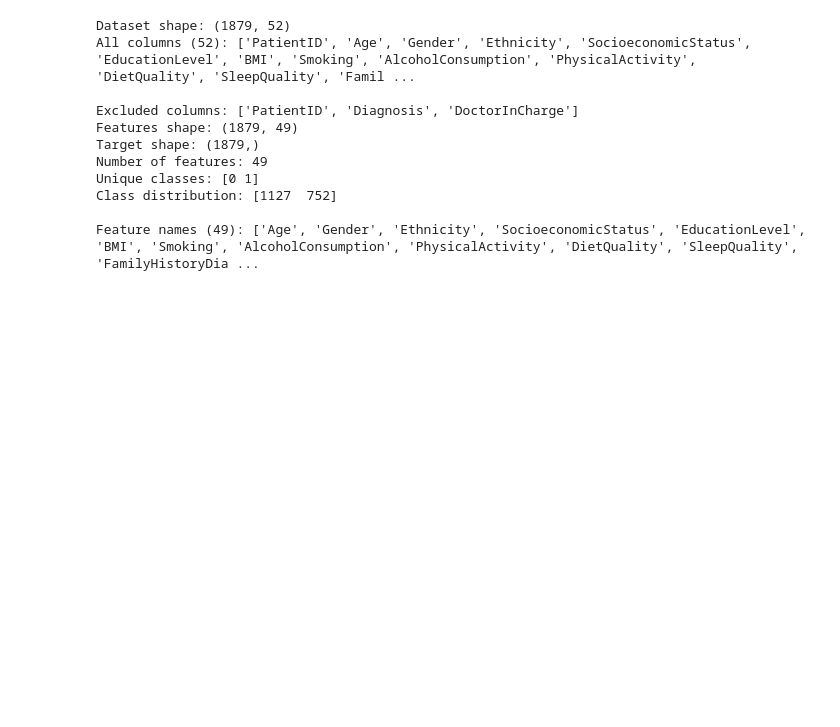
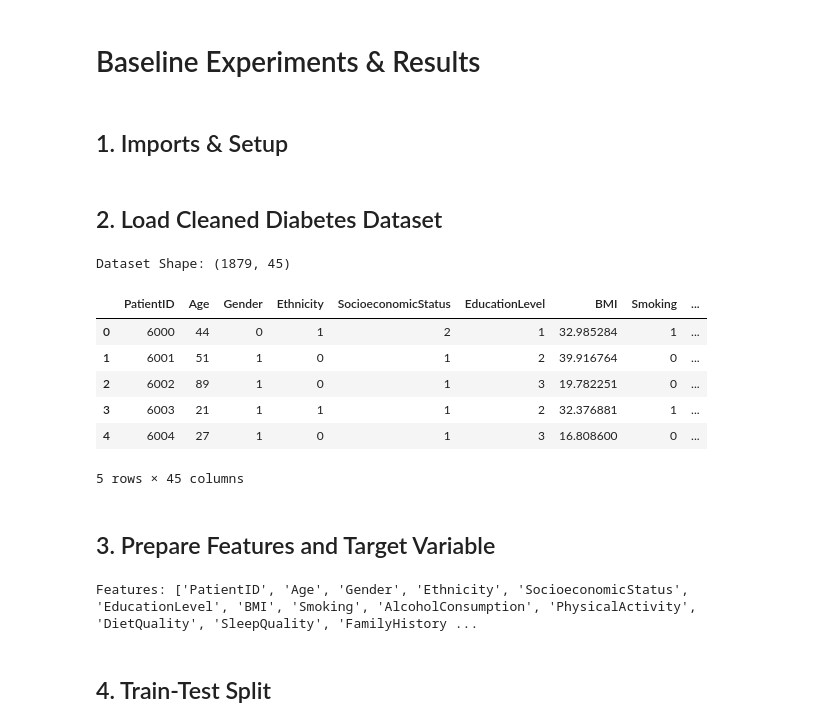
Before and after one commit to Reemsoliiman/ga-feature-select, a Jupyter notebook: notebooks/02_baseline_experiments.ipynb, the cells around one changed output. Saved outputs shown, nothing was run; the diff lists cells and outputs as text; code cells hidden in the pictures; blank space fills up the shorter version.

```diff
--- a/notebooks/02_baseline_experiments.ipynb
+++ b/notebooks/02_baseline_experiments.ipynb
@@ -48,39 +1,4 @@ All imports successful!
-# %%
-import pandas as pd
-
-# Load with pandas to properly handle columns
-data_path = '../data/processed/cleaned_diabetes_data.csv'
-df = pd.read_csv(data_path)
-
-print(f"Dataset shape: {df.shape}")
-print(f"All columns ({len(df.columns)}): {list(df.columns)}")
-
-# Define columns to EXCLUDE (non-predictive or target)
-exclude_cols = ['PatientID', 'Diagnosis', 'DoctorInCharge']
-
-# Separate features and target
-X = df.drop(columns=exclude_cols).values
-y = df['Diagnosis'].values
-
-# Get feature names for later use (IMPORTANT: store globally)
-feature_names = df.drop(columns=exclude_cols).columns.tolist()
-
-print(f"\nExcluded columns: {exclude_cols}")
-print(f"Features shape: {X.shape}")
-print(f"Target shape: {y.shape}")
-print(f"Number of features: {len(feature_names)}")
-print(f"Unique classes: {np.unique(y)}")
-print(f"Class distribution: {np.bincount(y.astype(int))}")
-print(f"\nFeature names ({len(feature_names)}): {feature_names}")
-# %% [output]
-Dataset shape: (1879, 52)
-All columns (52): ['PatientID', 'Age', 'Gender', 'Ethnicity', 'SocioeconomicStatus', 'EducationLevel', 'BMI', 'Smoking', 'AlcoholConsumption', 'PhysicalActivity', 'DietQuality', 'SleepQuality', 'Famil ...
-
-Excluded columns: ['PatientID', 'Diagnosis', 'DoctorInCharge']
-Features shape: (1879, 49)
-Target shape: (1879,)
-Number of features: 49
-Unique classes: [0 1]
-Class distribution: [1127  752]
-
-Feature names (49): ['Age', 'Gender', 'Ethnicity', 'SocioeconomicStatus', 'EducationLevel', 'BMI', 'Smoking', 'AlcoholConsumption', 'PhysicalActivity', 'DietQuality', 'SleepQuality', 'FamilyHistoryDia ...
+# %% [markdown]
+# Baseline Experiments & Results
+# %% [markdown]
+## 1. Imports & Setup
@@ -87 +17,28 @@ Feature names (49): ['Age', 'Gender', 'Ethnicity', 'SocioeconomicStatus', 'Educa
+# %% [markdown]
+## 2. Load Cleaned Diabetes Dataset
+# %%
+df = pd.read_csv('../data/diabetes_raw_data.csv')
+
+print(f"Dataset Shape: {df.shape}")
+df.head()
+# %% [output]
+Dataset Shape: (1879, 45)
+|  | PatientID | Age | Gender | Ethnicity | SocioeconomicStatus | EducationLevel | BMI | Smoking | ... |
+| 0 | 6000 | 44 | 0 | 1 | 2 | 1 | 32.985284 | 1 | ... |
+| 1 | 6001 | 51 | 1 | 0 | 1 | 2 | 39.916764 | 0 | ... |
+| 2 | 6002 | 89 | 1 | 0 | 1 | 3 | 19.782251 | 0 | ... |
+| 3 | 6003 | 21 | 1 | 1 | 1 | 2 | 32.376881 | 1 | ... |
+| 4 | 6004 | 27 | 1 | 0 | 1 | 3 | 16.808600 | 0 | ... |
+5 rows × 45 columns
+# %% [markdown]
+## 3. Prepare Features and Target Variable
+# %%
+X = df.drop('Diagnosis', axis=1)
+y = df['Diagnosis']
+
+print("Features:", list(X.columns))
+# %% [output]
+Features: ['PatientID', 'Age', 'Gender', 'Ethnicity', 'SocioeconomicStatus', 'EducationLevel', 'BMI', 'Smoking', 'AlcoholConsumption', 'PhysicalActivity', 'DietQuality', 'SleepQuality', 'FamilyHistory ...
+# %% [markdown]
+## 4. Train-Test Split
 # %%
```
Also changed, not shown: parts of 24 cells of this notebook.
